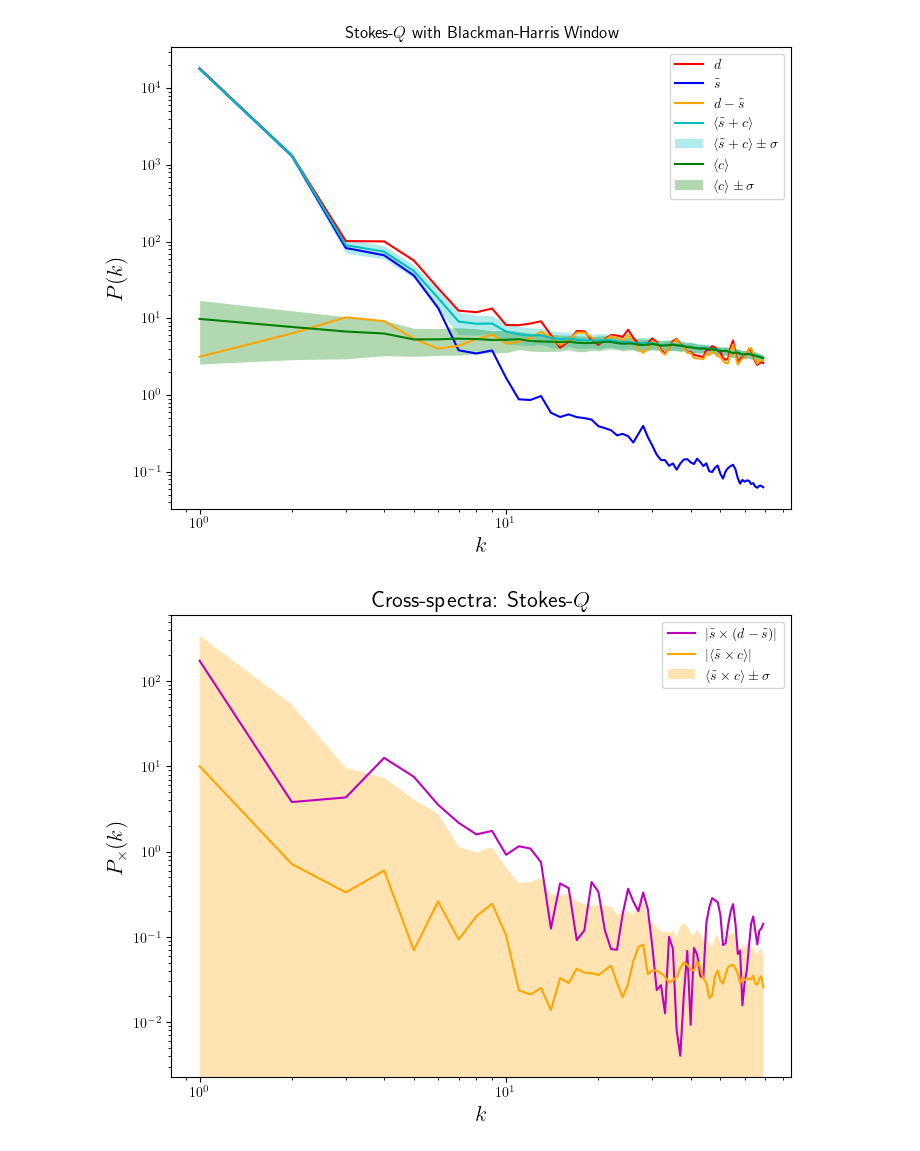
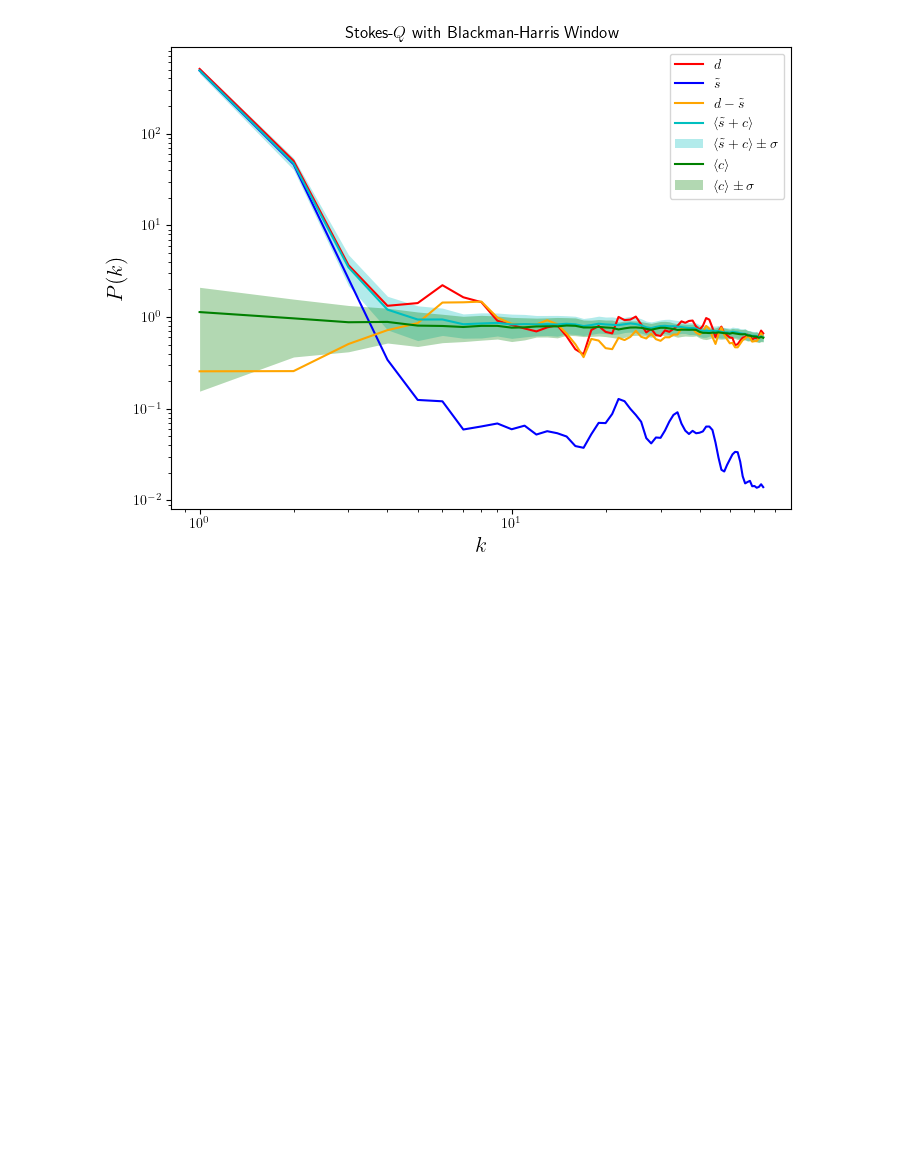
Before and after one commit to atsouros/ScatteringDenoising, a Jupyter notebook: planck_results_plot.ipynb, the cells around one changed output. Cells and saved outputs as stored; diff of their text form; code cells hidden in the pictures; blank space fills up the shorter version.

```diff
--- a/planck_results_plot.ipynb
+++ b/planck_results_plot.ipynb
@@ -30,7 +30,7 @@ def margin_crop(image):
 
     H, W = image.shape[-2:]
 
-    target_size = H - 2**6
+    target_size = 128
 
 
     assert H == W, "Image must be square"
@@ -65,14 +65,14 @@ patch = "166"
 base_path = f"/Users/tsouros/Desktop/Planck data/BK_CMB_S4_north_patch/"
 # %%
 # Get sorted list of file paths from Stokes_Q and Stokes_U directories
-nuisance_Q = sorted(glob.glob(f"{base_path}nuisance/patch_{patch}/Stokes_Q/patch_{patch}_noise_Q*.npy"))
-nuisance_U = sorted(glob.glob(f"{base_path}nuisance/patch_{patch}/Stokes_U/patch_{patch}_noise_U*.npy"))
+nuisance_Q = sorted(glob.glob(f"{base_path}nuisance/patch_{patch}/Stokes_Q/patch_{patch}_noise_Q353*.npy"))
+nuisance_U = sorted(glob.glob(f"{base_path}nuisance/patch_{patch}/Stokes_U/patch_{patch}_noise_U353*.npy"))
 
-# Load and downsample
+# # Load and downsample
 contamination_arr_Q = np.stack([margin_crop(downsample(np.load(f)))[None, :, :] for f in nuisance_Q], axis=0)
 contamination_arr_U = np.stack([margin_crop(downsample(np.load(f)))[None, :, :] for f in nuisance_U], axis=0)
 
-# Stack into shape (N_maps, 2, 768, 768)
+# # Stack into shape (N_maps, 2, 768, 768)
 nuisance = np.stack([contamination_arr_Q, contamination_arr_U], axis=1)
 nuisance = nuisance.squeeze(axis=2)
 # %%
@@ -102,7 +102,7 @@ Q_GNILC = margin_crop(downsample(Q_GNILC))
 U_GNILC = np.load(u_path_GNILC)
 U_GNILC = margin_crop(downsample(U_GNILC))
 # %%
-denoised = np.load(f"/Users/tsouros/Desktop/ScatteringDenoising/image_denoised_patch_{patch}_DC(remove_edge=False).npy")
+denoised = np.load(f"/Users/tsouros/Desktop/ScatteringDenoising/image_denoised_patch_{patch}_test.npy")
 # %%
 # image_I, image_Q, image_U = denoised[0], denoised[1], denoised[2]
 image_Q, image_U = margin_crop(denoised[0]), margin_crop(denoised[1])
@@ -382,10 +382,9 @@ def plot_noise(stokes, image_Q, image_U, data_Q, data_U, nuisance, ran):
 # %%
 stokes = 'Q'
 plot_PS(stokes, image_Q, image_U, data_Q, data_U, Q_GNILC, U_GNILC, nuisance, k_max = k_max)
-plot_CS(stokes, image_Q, image_U, data_Q, data_U, nuisance, k_max = k_max)
+# plot_CS(stokes, image_Q, image_U, data_Q, data_U, nuisance, k_max = k_max)
 # %% [output]
-[figure, old version]
+[figure, new version]
-[figure, removed]
 # %%
 # Plot for both Q and U
 ran = np.random.randint(len(nuisance))
```
Also changed, not shown: parts of 1 cell of this notebook, 24 other files.
